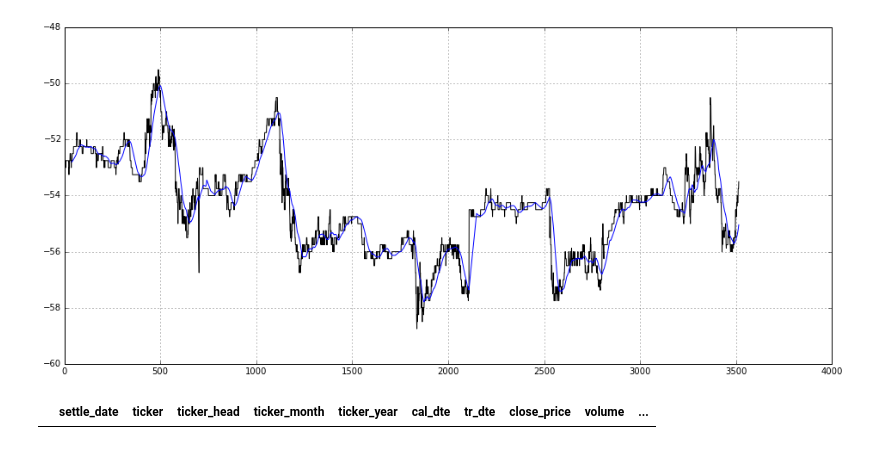
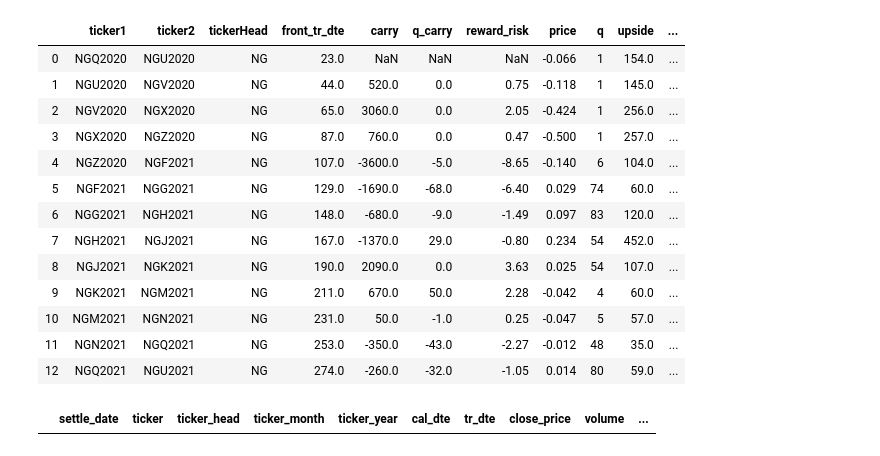
Before and after one commit to chitown2016/repo_barbarossa, a Jupyter notebook: PycharmProjects/ta/analysis.ipynb, the cells around one changed output. Drawn from its saved outputs; the diff is of its cells as text; code cells hidden in the pictures.

```diff
--- a/PycharmProjects/ta/analysis.ipynb
+++ b/PycharmProjects/ta/analysis.ipynb
@@ -36,8 +37,35 @@ ocr.get_vcs_panel_plot(ticker_list=['NGM2020','NGN2020'],report_date = 20200117,
-# %%
-import futures_charts.intraday_charts as ic
-ic.get_intraday_futures_spread_chart(ticker_list=['CH2017','WH2017'],date_to=20161215)
-# %% [output]
-[figure, removed]
+# %%
+import opportunity_constructs.spread_carry as sc
+import contract_utilities.expiration as exp
+report_date = exp.doubledate_shift_bus_days()
+
+#Carry Spread Bet Size: 4023
+spread_carry_output = sc.generate_spread_carry_sheet_4date(report_date=report_date)
+spread_report = spread_carry_output['spread_report']
+ticker_head_list = list(spread_report['tickerHead'].unique())
+# Compare BO and S sizing
+
+
+
+#spread_report = spread_report[spread_report['tickerHead']==ticker_head_list[19]]
+spread_report = spread_report[['ticker1','ticker2','tickerHead','front_tr_dte','carry','q_carry','reward_risk','price','q','upside','downside']]
+spread_report
+spread_report[spread_report['tickerHead']=='NG']
+# %% [output]
+|  | ticker1 | ticker2 | tickerHead | front_tr_dte | carry | q_carry | reward_risk | price | q | upside | ... |
+| 0 | NGQ2020 | NGU2020 | NG | 23.0 | NaN | NaN | NaN | -0.066 | 1 | 154.0 | ... |
+| 1 | NGU2020 | NGV2020 | NG | 44.0 | 520.0 | 0.0 | 0.75 | -0.118 | 1 | 145.0 | ... |
+| 2 | NGV2020 | NGX2020 | NG | 65.0 | 3060.0 | 0.0 | 2.05 | -0.424 | 1 | 256.0 | ... |
+| 3 | NGX2020 | NGZ2020 | NG | 87.0 | 760.0 | 0.0 | 0.47 | -0.500 | 1 | 257.0 | ... |
+| 4 | NGZ2020 | NGF2021 | NG | 107.0 | -3600.0 | -5.0 | -8.65 | -0.140 | 6 | 104.0 | ... |
+| 5 | NGF2021 | NGG2021 | NG | 129.0 | -1690.0 | -68.0 | -6.40 | 0.029 | 74 | 60.0 | ... |
+| 6 | NGG2021 | NGH2021 | NG | 148.0 | -680.0 | -9.0 | -1.49 | 0.097 | 83 | 120.0 | ... |
+| 7 | NGH2021 | NGJ2021 | NG | 167.0 | -1370.0 | 29.0 | -0.80 | 0.234 | 54 | 452.0 | ... |
+| 8 | NGJ2021 | NGK2021 | NG | 190.0 | 2090.0 | 0.0 | 3.63 | 0.025 | 54 | 107.0 | ... |
+| 9 | NGK2021 | NGM2021 | NG | 211.0 | 670.0 | 50.0 | 2.28 | -0.042 | 4 | 60.0 | ... |
+| 10 | NGM2021 | NGN2021 | NG | 231.0 | 50.0 | -1.0 | 0.25 | -0.047 | 5 | 57.0 | ... |
+| 11 | NGN2021 | NGQ2021 | NG | 253.0 | -350.0 | -43.0 | -2.27 | -0.012 | 48 | 35.0 | ... |
+| 12 | NGQ2021 | NGU2021 | NG | 274.0 | -260.0 | -32.0 | -1.05 | 0.014 | 80 | 59.0 | ... |
 # %%
 import pandas as pd
 import numpy as np
```
Also changed, not shown: parts of 3 cells of this notebook, 28 other files.
